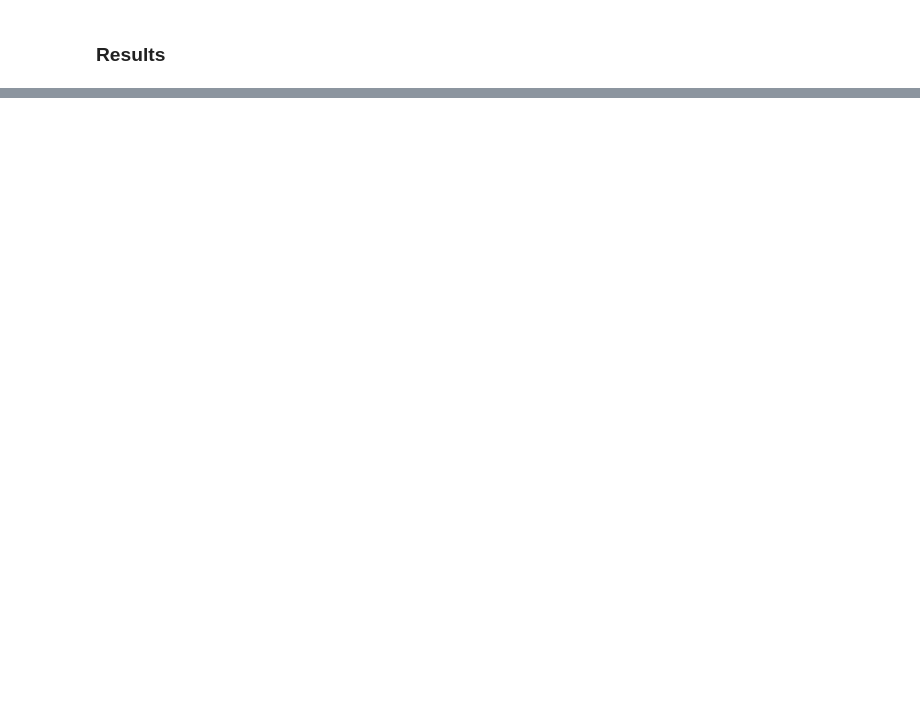
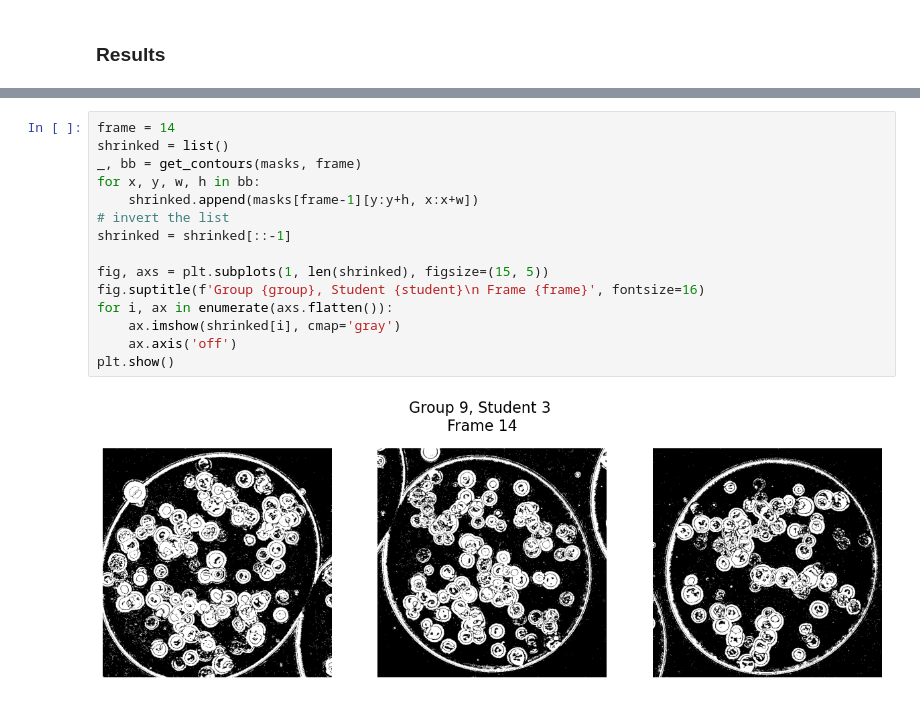
Before and after one commit to lambi702/CV-Video_annotation, a Jupyter notebook: rom.ipynb, the cells around one changed output, grey strips where cells are left out. Cells and saved outputs as stored; diff of their text form; blank space fills up the shorter version.

```diff
--- a/rom.ipynb
+++ b/rom.ipynb
@@ -135,0 +152,17 @@ for i, ax in enumerate(axs.flatten()):
+# %%
+frame = 14
+shrinked = list()
+_, bb = get_contours(masks, frame)
+for x, y, w, h in bb:
+    shrinked.append(masks[frame-1][y:y+h, x:x+w])
+# invert the list
+shrinked = shrinked[::-1]
+
+fig, axs = plt.subplots(1, len(shrinked), figsize=(15, 5))
+fig.suptitle(f'Group {group}, Student {student}\n Frame {frame}', fontsize=16)
+for i, ax in enumerate(axs.flatten()):
+    ax.imshow(shrinked[i], cmap='gray')
+    ax.axis('off')
+plt.show()
+# %% [output]
+[figure, added]
```
Also changed, not shown: parts of 4 cells of this notebook.
